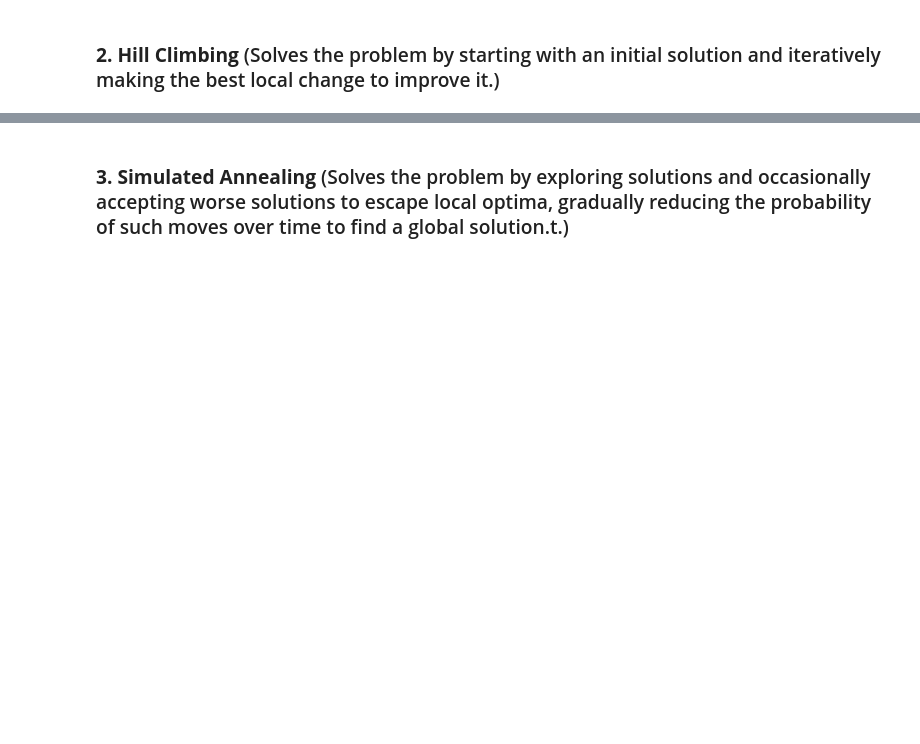
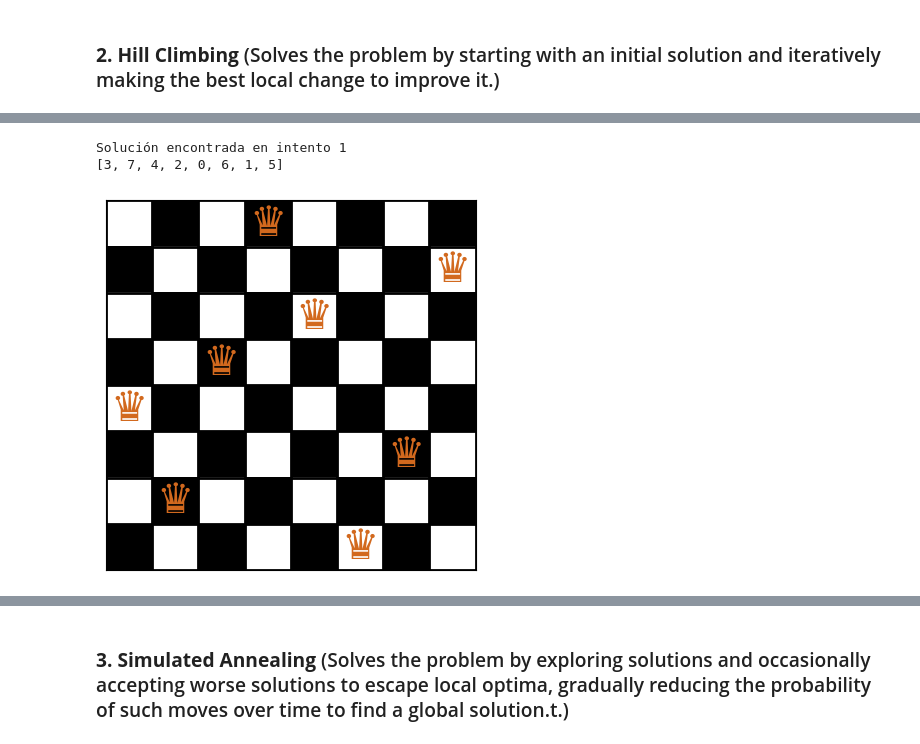
Before and after one commit to BrajanNieto/n-queens, a Jupyter notebook: IA_Fundamentals_NQueensProblem_BrajanNieto.ipynb, the cells around one changed output, grey strips where cells are left out. Drawn from its saved outputs; the diff is of its cells as text; code cells hidden in the pictures; blank space fills up the shorter version.

```diff
--- a/IA_Fundamentals_NQueensProblem_BrajanNieto.ipynb
+++ b/IA_Fundamentals_NQueensProblem_BrajanNieto.ipynb
@@ -159,7 +299,0 @@ La cantidad máxima de reinas para un tablero de 11x11 es: 11
-# %%
-for idx, solucion in enumerate(soluciones):
-    print(f"\nSolución {idx + 1}:")
-    for i in range(n):
-        fila = ['.'] * n
-        fila[solucion[i]] = 'Q'
-        print(' '.join(fila))
@@ -392,0 +390,10 @@ Solución encontrada con Hill Climbing: [12, 3, 9, 20, 18, 27, 25, 13, 1, 6, 28,
+# %%
+#Testing hill climbing for 8x8 chessboard
+m = 8
+solucion_hc8 = solve_n_reinas_hill_climbing(m)
+print(solucion_hc8)
+imprimir_tablero_grafico(solucion_hc8)
+# %% [output]
+Solución encontrada en intento 1
+[3, 7, 4, 2, 0, 6, 1, 5]
+[figure, added]
```
Also changed, not shown: parts of 41 cells of this notebook.
